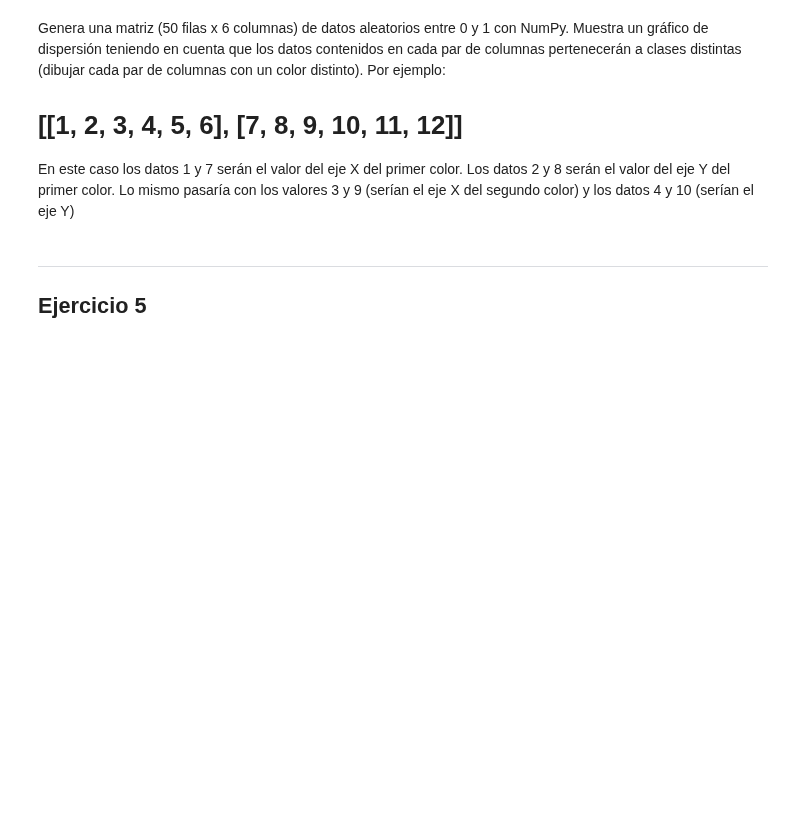
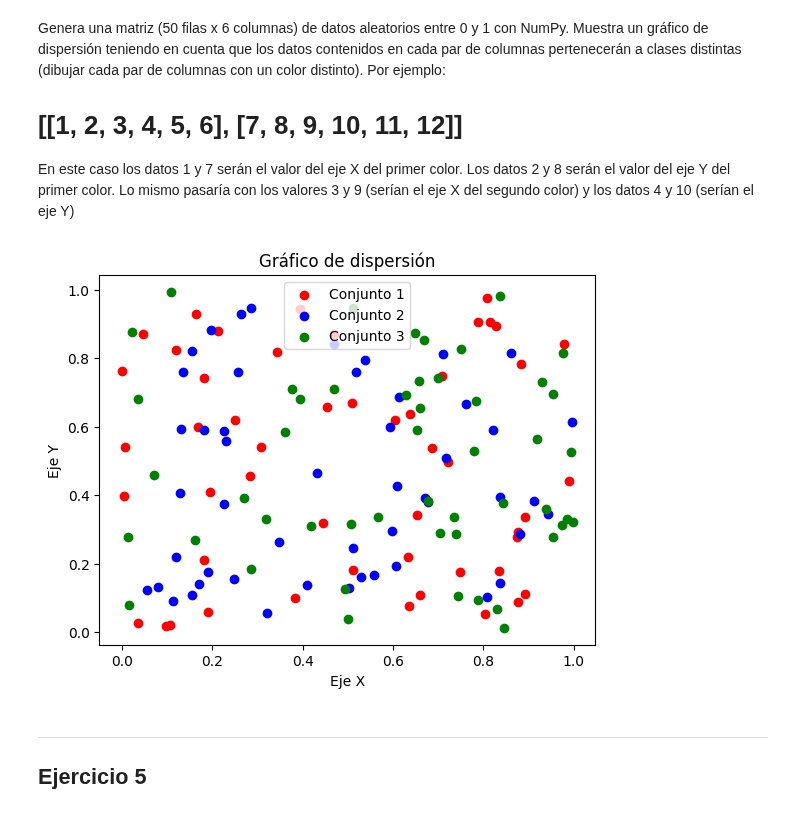
Before and after one commit to JavierPeraltaAzagra/Big-Data-e-IA, a Jupyter notebook: Programacion de IA/Ejercicios repaso examen Matplot, Numpy y Pandas/05-Ejercicios_variados.ipynb, the cells around one changed output. Saved outputs shown, nothing was run; the diff lists cells and outputs as text; code cells hidden in the pictures; blank space fills up the shorter version.

```diff
--- a/Programacion de IA/Ejercicios repaso examen Matplot, Numpy y Pandas/05-Ejercicios_variados.ipynb
+++ b/Programacion de IA/Ejercicios repaso examen Matplot, Numpy y Pandas/05-Ejercicios_variados.ipynb
@@ -74,6 +90,20 @@ Genera una matriz (50 filas x 6 columnas) de datos aleatorios entre 0 y 1 con Nu
 
 En este caso los datos 1 y 7 serán el valor del eje X del primer color.
 Los datos 2 y 8 serán el valor del eje Y del primer color. Lo mismo pasaría con los valores 3 y 9 (serían el eje X del segundo color) y los datos 4 y 10 (serían el eje Y)
+# %%
+matriz = np.random.rand(50,6)
+plt.scatter(matriz[:,0], matriz[:,1], label = "Conjunto 1", color = "red")
+plt.scatter(matriz[:,2], matriz[:,3], label = "Conjunto 2", color = "blue")
+plt.scatter(matriz[:,4], matriz[:,5], label = "Conjunto 3", color = "green")
+
+plt.title("Gráfico de dispersión")
+plt.xlabel("Eje X")
+plt.ylabel("Eje Y")
+plt.legend()
+
+plt.show()
+# %% [output]
+[figure, added]
 # %% [markdown]
 ---
 ## Ejercicio 5
```
Also changed, not shown: parts of 4 cells of this notebook.
